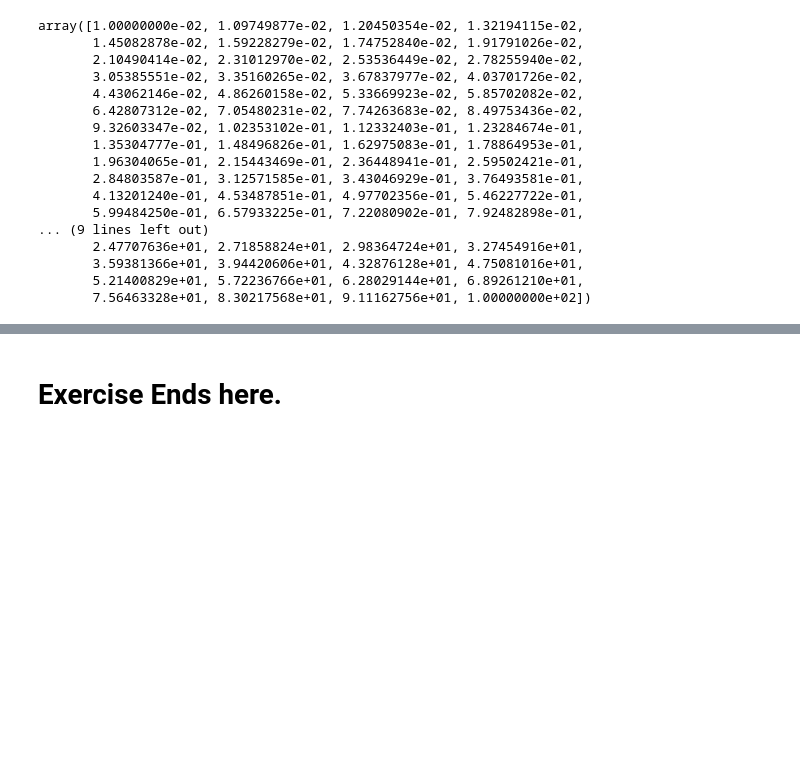
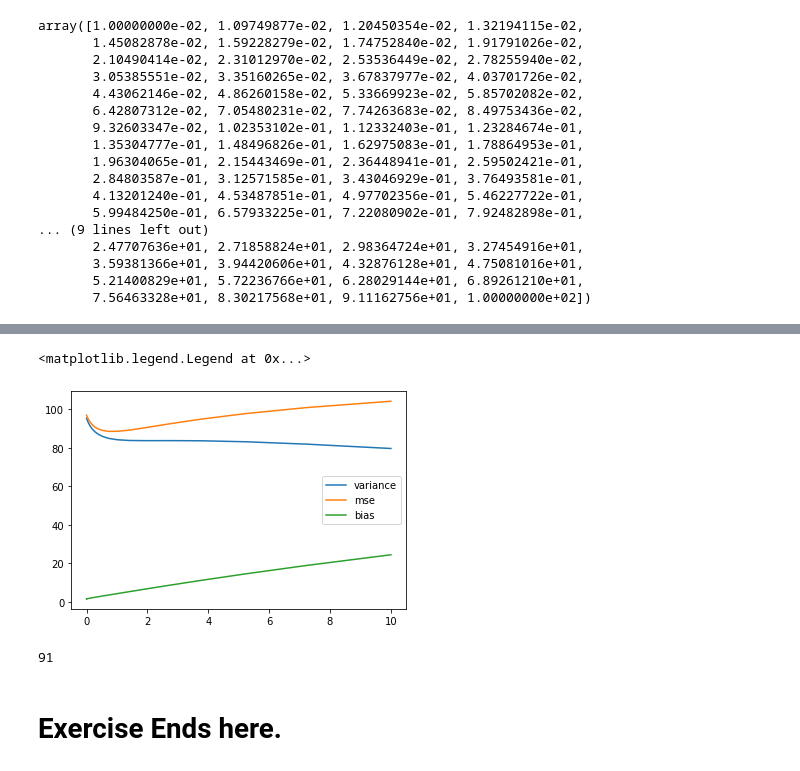
Before and after one commit to s6emschw/RM-project, a Jupyter notebook: Variance-Bias-Tradeoff.ipynb, the cells around one changed output, grey strips where cells are left out. Drawn from its saved outputs; the diff is of its cells as text; code cells hidden in the pictures; blank space fills up the shorter version.

```diff
--- a/Variance-Bias-Tradeoff.ipynb
+++ b/Variance-Bias-Tradeoff.ipynb
@@ -121,16 +120,0 @@ store_predictions_df
-# %%
-store_mse = []
-store_variance = []
-store_bias_sq = []
-
-for i in store_predictions_df.columns:
-
-    mse = np.sum((np.asarray(store_predictions_df.iloc[:,i]) - y_noise_train.iloc[14])**2) / iterations
-    variance = np.mean((np.mean(store_predictions_df.iloc[:,i]) - np.asarray(store_predictions_df.iloc[:,i]))**2)
-    bias_squared = (np.mean(store_predictions_df.iloc[:,i]) - y_noise_train.iloc[14])**2
-
-    store_mse.append(mse)
-    store_variance.append(variance)
-    store_bias_sq.append(bias_squared)
-
-store_mse
@@ -174,0 +121,16 @@ store_variance
+# %%
+store_mse = []
+store_variance = []
+store_bias_sq = []
+
+for i in store_predictions_df.columns:
+
+    mse = np.sum((np.asarray(store_predictions_df.iloc[:,i]) - y_true_test.iloc[14])**2) / iterations
+    variance = np.mean((np.mean(store_predictions_df.iloc[:,i]) - np.asarray(store_predictions_df.iloc[:,i]))**2)
+    bias_squared = (np.mean(store_predictions_df.iloc[:,i]) - y_true_test.iloc[14])**2
+
+    store_mse.append(mse)
+    store_variance.append(variance)
+    store_bias_sq.append(bias_squared)
+
+#store_mse
@@ -215,3 +179,18 @@ array([1107.28053546, 1106.44077121, 1105.45249876, 1104.29398176,
+# %%
+ax = plt.subplot(1,1,1)
+variance = ax.plot(alphas, store_variance)
+mse = ax.plot(alphas, store_mse)
+bias = ax.plot(alphas, store_bias_sq)
+ax.legend(["variance","mse","bias"])
+# %% [output]
+<matplotlib.legend.Legend at 0x...>
+[figure, added]
+# %%
+min(store_mse)
+mse_series = pd.Series(store_mse)
+mse_series.idxmin()
+# %% [output]
+91
 # %% [markdown]
 # Exercise Ends here.
 # %%
```
Also changed, not shown: parts of 7 cells of this notebook.
